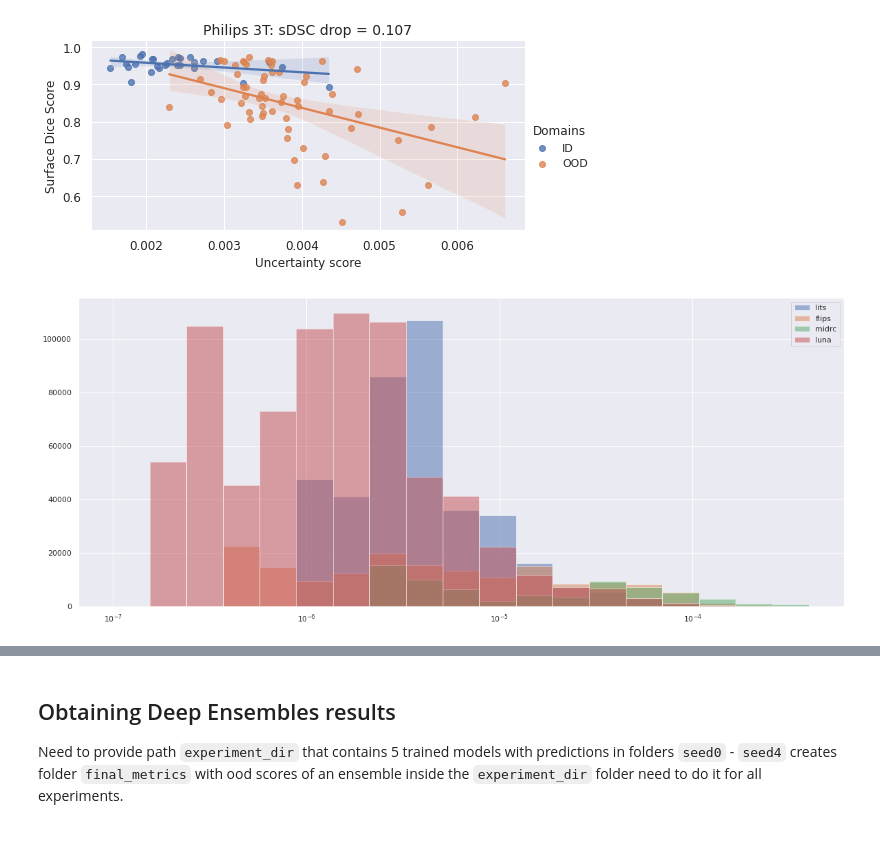
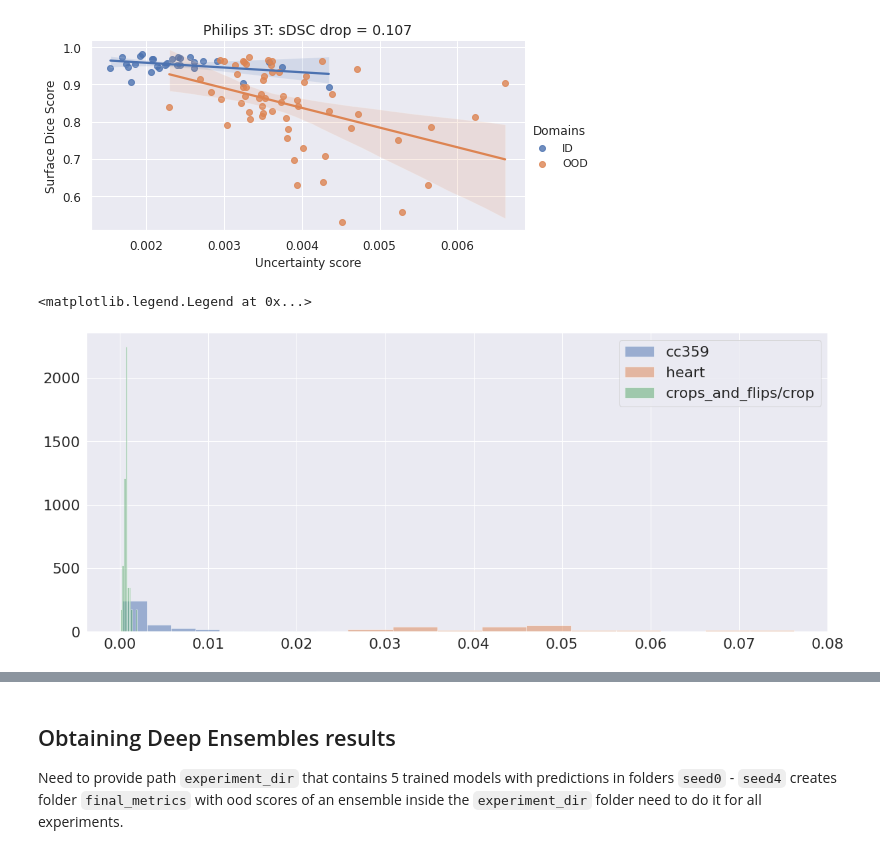
Before and after one commit to DFrolova/ood_playground, a Jupyter notebook: notebooks/Results.ipynb, the cells around one changed output, grey strips where cells are left out. Cells and saved outputs as stored; diff of their text form; code cells hidden in the pictures.

```diff
--- a/notebooks/Results.ipynb
+++ b/notebooks/Results.ipynb
@@ -640,0 +821,8 @@ OOD fold 5: 0.8456
+# %%
+cur_matrix = tsne_matrix
+
+for fold in range(6):
+    fold_matrix = cur_matrix[dataset.df.fold == fold]
+    plt.scatter(fold_matrix[:, 0], fold_matrix[:, 1], label=fold)
+
+plt.legend()
@@ -640,0 +936,14 @@ OOD fold 5: 0.8456
+# %%
+tsne = TSNE(n_components=2)
+tsne_matrix = tsne.fit_transform(all_matrix)
+# %%
+cur_matrix = tsne_matrix
+
+already_plotted_ids = 0
+for cur_ids, cur_name in zip(dataset_ids, dataset_names):
+
+    fold_matrix = cur_matrix[already_plotted_ids : already_plotted_ids + len(cur_ids)]
+    already_plotted_ids += len(cur_ids)
+    plt.scatter(fold_matrix[:, 0], fold_matrix[:, 1], label=cur_name)
+
+plt.legend()
@@ -739,29 +1169,32 @@ OOD fold 5: 0.8456
 <Figure size 288x288 with 0 Axes>
 [figure]
 # %%
-experiment_dir = '/shared/experiments/ood_playground/luna'
+experiment_dir = '/shared/experiments/ood_playground/cc359/brain_segm/'
+train_ids = load(os.path.join(experiment_dir, f'cc359/seed{seed}/experiment_0/train_ids.json'))
 # %%
 seed = 0
 
 # train_ids = load(os.path.join(experiment_dir, 'cc359', f'seed{seed}/experiment_0/train_ids.json'))
 # labels = load(os.path.join(experiment_dir, 'cc359', f'svd_3/experiment_0/test_metrics/min_distance_init.json'))
 # labels = {uid: labels[uid] for uid in labels.keys() if uid not in train_ids}
 # plt.hist(labels.values(), label=dataset_name, alpha=0.5, density=True)
 
 # for dataset_name in ['luna', 'lits', 'flips', 'crop', 'midrc']:
-for dataset_name in ['lits', 'flips', 'midrc', 'luna']:
-# for dataset_name in ['cc359', 'heart', 'crops_and_flips/crop', 'crops_and_flips/flip', 'harp']:
-    # labels = load(os.path.join(experiment_dir, dataset_name, f'svd_3/experiment_0/test_metrics/min_distance_init.json'))
-    labels = load(os.path.join(experiment_dir, dataset_name, f'final_metrics/var.json'))
+# for dataset_name in ['luna', 'midrc', 'crop', 'lits']:
+for dataset_name in ['cc359', 'heart', 'crops_and_flips/crop']:
+    # labels = load(os.path.join(experiment_dir, dataset_name, f'embeddings_3/experiment_0/test_metrics/spectrum__min_distance_init.json'))
+    labels = load(os.path.join(experiment_dir, dataset_name, f'final_metrics/mut_info.json'))
     # metrics = load(os.path.join(experiment_dir, dataset_name, f'seed{seed}/experiment_0/test_metrics/dice_score.json'))
 
     labels = {uid: labels[uid] for uid in labels.keys() if uid not in train_ids}
 
-    logbins = np.logspace(np.log10(1e-7), np.log10(0.0004), 20)
+    logbins = np.logspace(np.log10(2 * 1e1), np.log10(1e3), 30)
 
-    plt.hist(labels.values(), label=dataset_name, alpha=0.5, bins=logbins, density=True)
+    # plt.hist(labels.values(), label=dataset_name, alpha=0.5, bins=logbins, density=True)
+    plt.hist(labels.values(), label=dataset_name, alpha=0.5, density=True)
 
 plt.legend()
-plt.xscale('log')
+# plt.xscale('log')
 # %% [output]
+<matplotlib.legend.Legend at 0x...>
-[figure, old version]
+[figure, new version]
```
Also changed, not shown: parts of 123 cells of this notebook, 5 other files.
